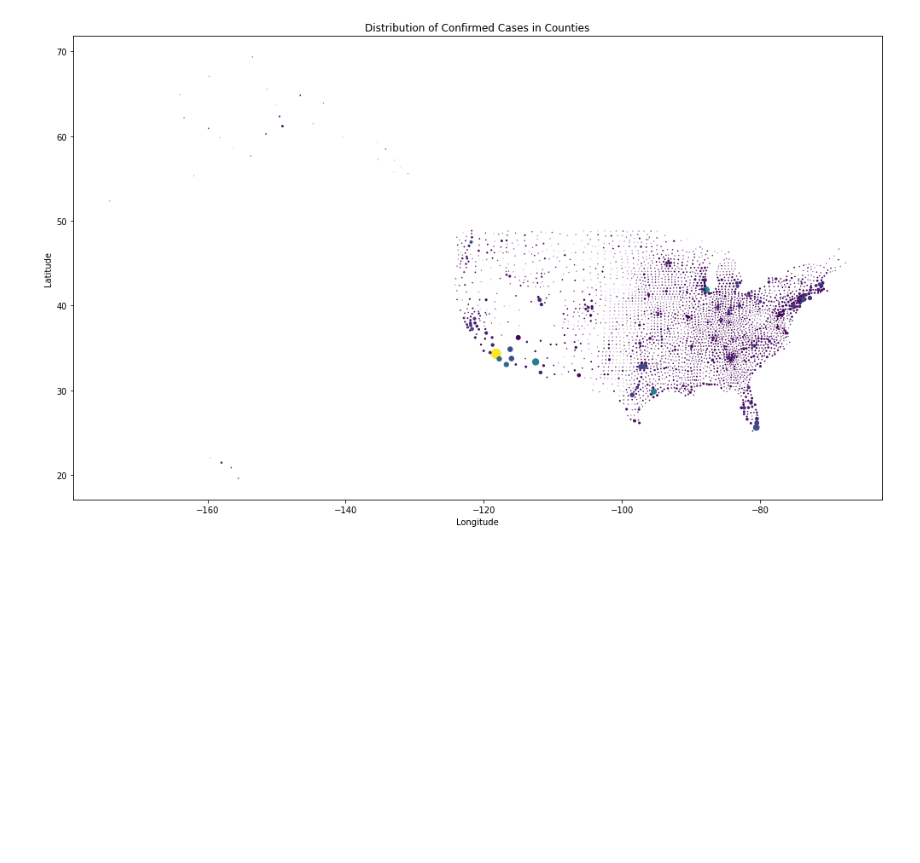
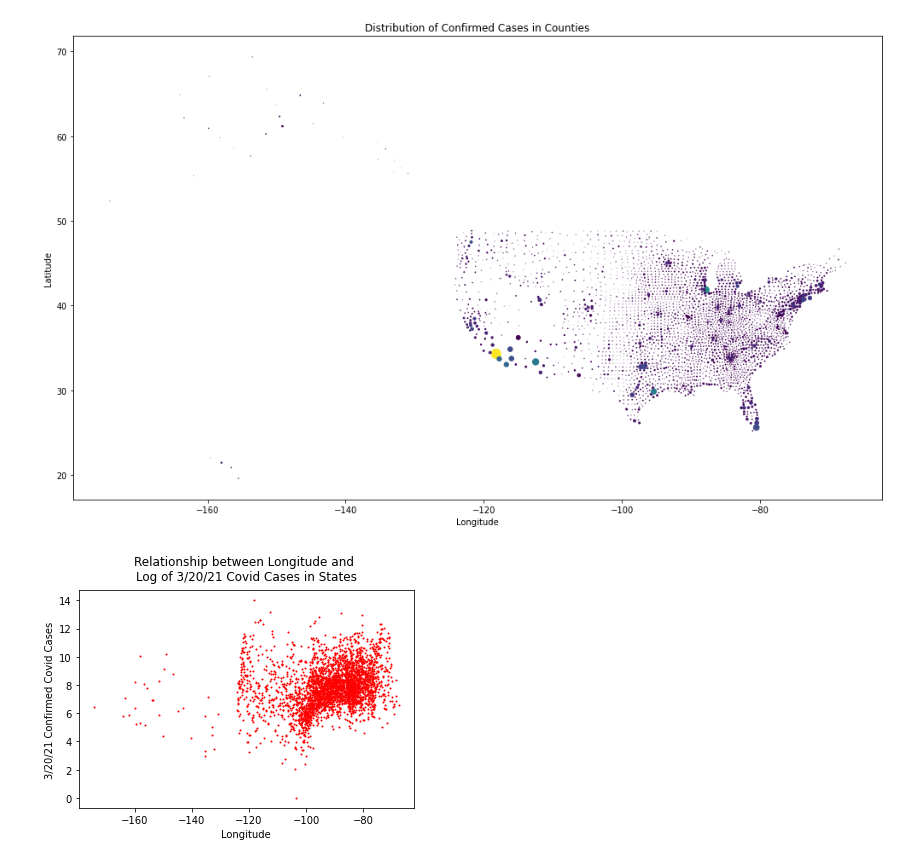
Before and after one commit to linsyzw/COVID_Insurance_Relation, a Jupyter notebook: Covid_Data.ipynb, the cells around one changed output. Cells and saved outputs as stored; diff of their text form; code cells hidden in the pictures; blank space fills up the shorter version.

```diff
--- a/Covid_Data.ipynb
+++ b/Covid_Data.ipynb
@@ -351,4 +382,20 @@ plt.title("Distribution of Confirmed Cases in Counties")
 plt.show()
 # %% [output]
 [figure]
+# %%
+# x-axis: # Longitude, y-axis: confirmed cases
+
+plt.scatter(US_Confirmed['Long_'], np.log(US_Confirmed['3/20/21']), s=1, c = 'r')
+plt.xlabel('Longitude')
+plt.ylabel('3/20/21 Confirmed Covid Cases')
+plt.title("Relationship between Longitude and \nLog of 3/20/21 Covid Cases in States", fontsize = 12, pad = 10)
+
+linear_model = np.polyfit(US_Confirmed['Long_'], np.log(US_Confirmed['3/20/21']), 1)
+linear_model_fn = np.poly1d(linear_model)
+x = np.arange(int(US_Confirmed['Long_'].min()), int(US_Confirmed['Long_'].max()))
+plt.plot(x, linear_model_fn(x), color="green")
+
+plt.show()
+# %% [output]
+[figure, added]
 # %%
```
Also changed, not shown: parts of 27 cells of this notebook.
